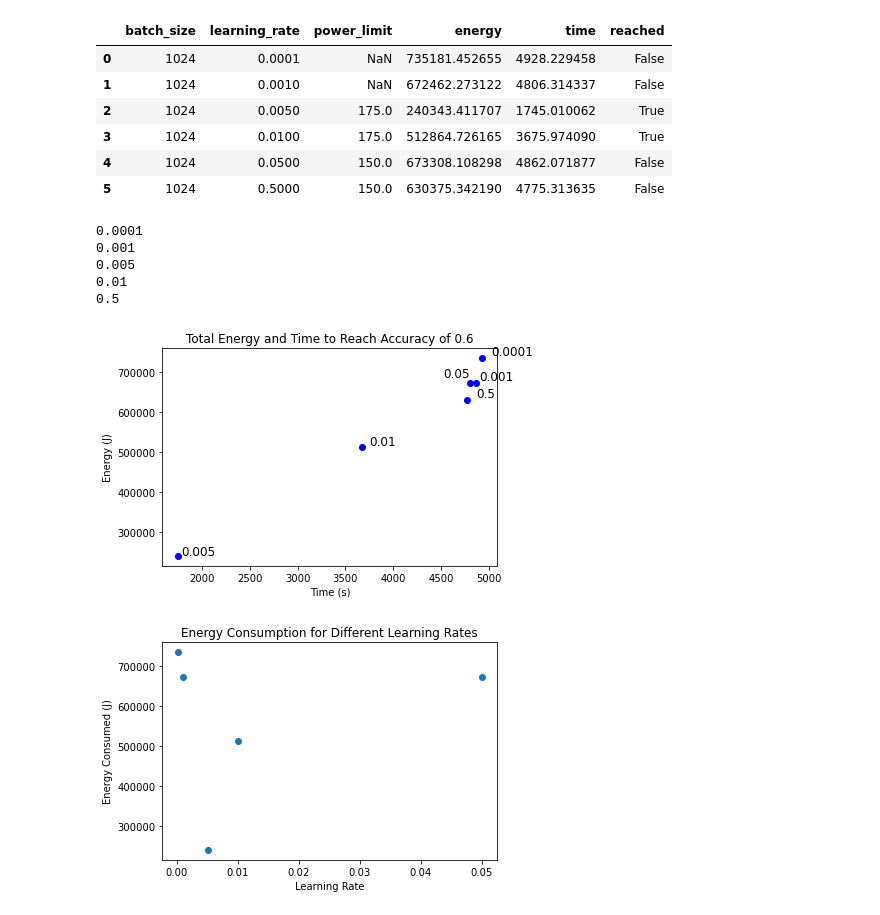
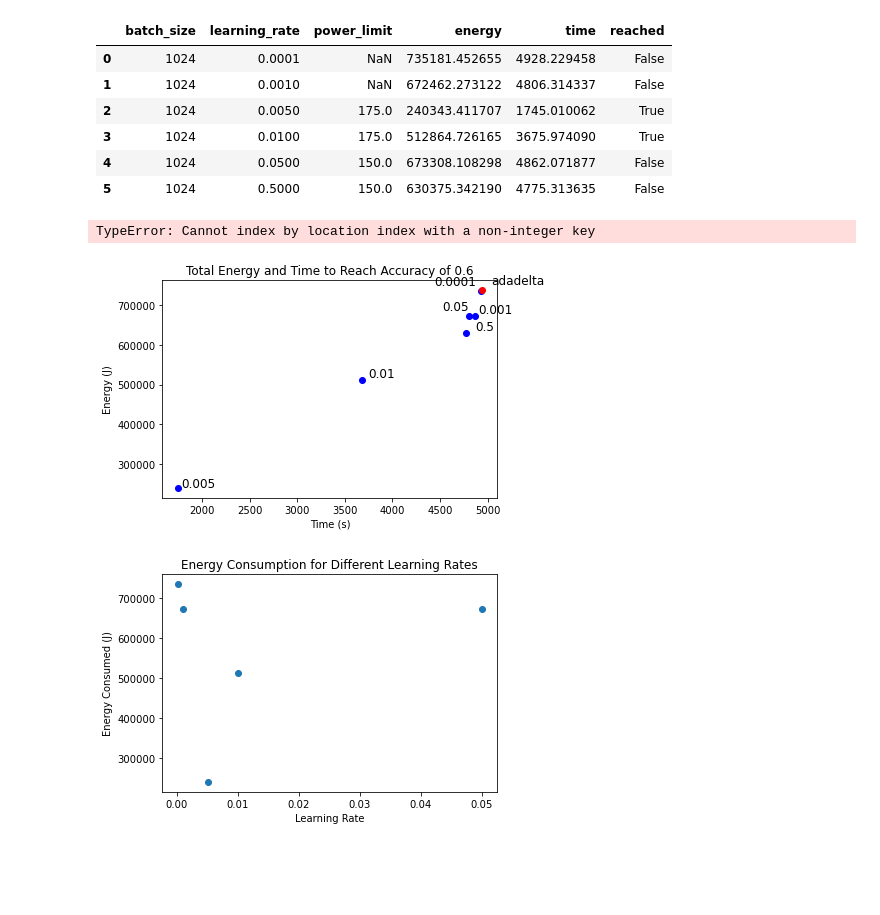
Before and after one commit to matchaginseng/automatic-bassoon, a Jupyter notebook: plots/shufflenetv2_bs1024_adam_sweep/shufflenetv2_bs1024_adam_sweep.ipynb, the cells around one changed output. Drawn from its saved outputs; the diff is of its cells as text; code cells hidden in the pictures; blank space fills up the shorter version.

Commit message:
Add analysis for adadelta

```diff
--- a/plots/shufflenetv2_bs1024_adam_sweep/shufflenetv2_bs1024_adam_sweep.ipynb
+++ b/plots/shufflenetv2_bs1024_adam_sweep/shufflenetv2_bs1024_adam_sweep.ipynb
@@ -40,7 +40,7 @@ for file in files:
     accuracies[file] = acc
     times[file] = time
     energy_consumption[file] = energy_cons
-    lr = file.split('_')[1]
+    lr = file.split('_')[1] if 'adam' in file else 'adadelta'
     plt.plot(energy_cons, acc, label=lr)
 
 plt.xlabel("Energy (J)")
@@ -54,7 +54,7 @@ plt.show()
 for file in files:
     accuracy = accuracies[file]
     epochs = range(len(accuracy))
-    lr = file.split('_')[1]
+    lr = file.split('_')[1] if 'adam' in file else 'adadelta'
     plt.plot(epochs, accuracy, label=lr)
 plt.xlabel('Epochs')
 plt.ylabel('Accuracy')
@@ -81,6 +81,8 @@ plt.show()
 from analyze import HistoryEntry
 # %%
 history = eval(open('history.py').read())
+# %%
+adadelta_history = eval(open('history_adadelta.py').read())
 # %%
 history
 # %% [output]
@@ -114,31 +116,37 @@ history_df
 | 3 | 1024 | 0.0100 | 175.0 | 512864.726165 | 3675.974090 | True |
 | 4 | 1024 | 0.0500 | 150.0 | 673308.108298 | 4862.071877 | False |
 | 5 | 1024 | 0.5000 | 150.0 | 630375.342190 | 4775.313635 | False |
+# %%
+adadelta_hist = pd.DataFrame([convert_HistoryEntry_to_dict(he) for he in adadelta_history])
+# %% [output]
+TypeError: Cannot index by location index with a non-integer key
 # %%
 # plt.scatter(history_df['time'], history_df['energy'])
 # https://stackoverflow.com/questions/44998205/labeling-points-in-matplotlib-scatterplot
 for row in history_df.iterrows():
     time = row[1]['time']
     energy = row[1]['energy']
     lr = row[1]['learning_rate']
     plt.plot(time, energy, 'bo')
-    if lr != 0.05:
-        print(lr)
+    if lr != 0.05 and lr != 0.0001:
         plt.text(time * 1.02, energy * 1.01, lr, fontsize=12)
+    elif lr == 0.0001:
+        plt.text(time * 0.9, energy * 1.02, lr, fontsize=12)
     else:
         plt.text(time * 0.93, energy * 1.02, lr, fontsize=12)
+
+for row in adadelta_hist.iterrows():
+    time = row[1]['time']
+    energy = row[1]['energy']
+    plt.plot(time, energy, 'ro')
+    plt.text(time * 1.02, energy * 1.02, 'adadelta', fontsize=12)
 
 plt.title('Total Energy and Time to Reach Accuracy of 0.6')
 plt.xlabel('Time (s)')
 plt.ylabel('Energy (J)')
 plt.show()
 # %% [output]
-0.0001
-0.001
-0.005
-0.01
-0.5
-[figure, old version]
+[figure, new version]
 # %%
 modified_df = history_df[history_df['learning_rate'] < 0.5]
 plt.scatter(modified_df['learning_rate'], modified_df['energy'])
```
Also changed, not shown: parts of 3 cells of this notebook.
